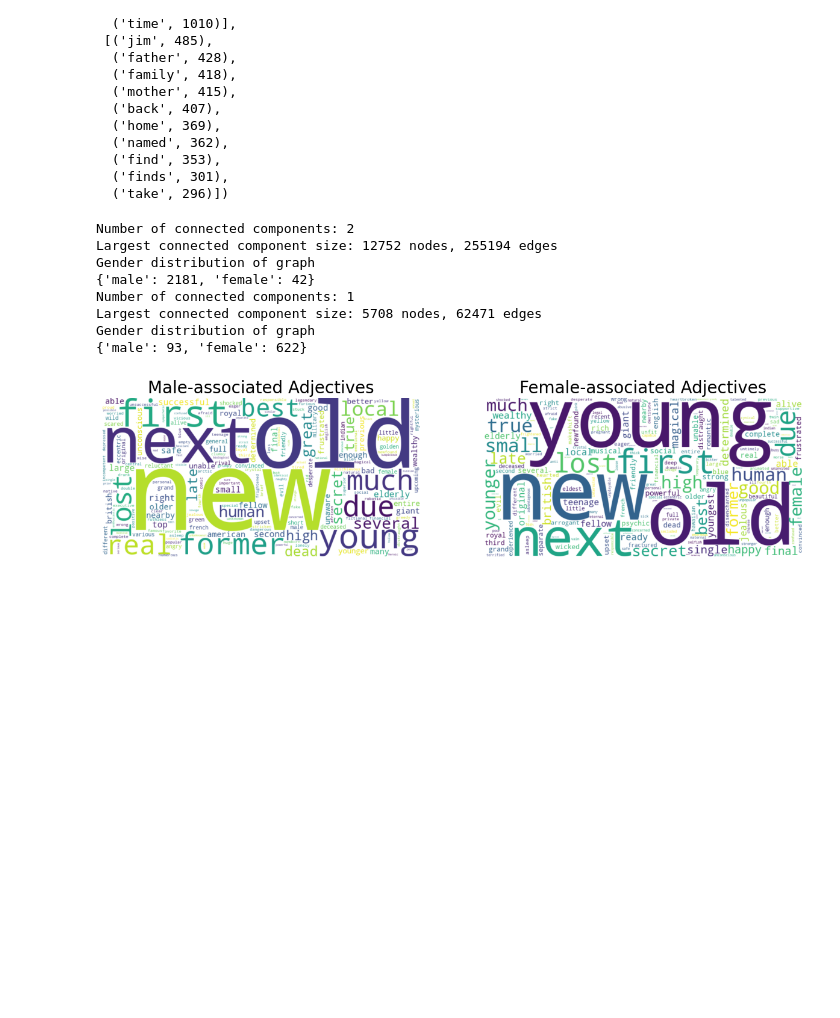
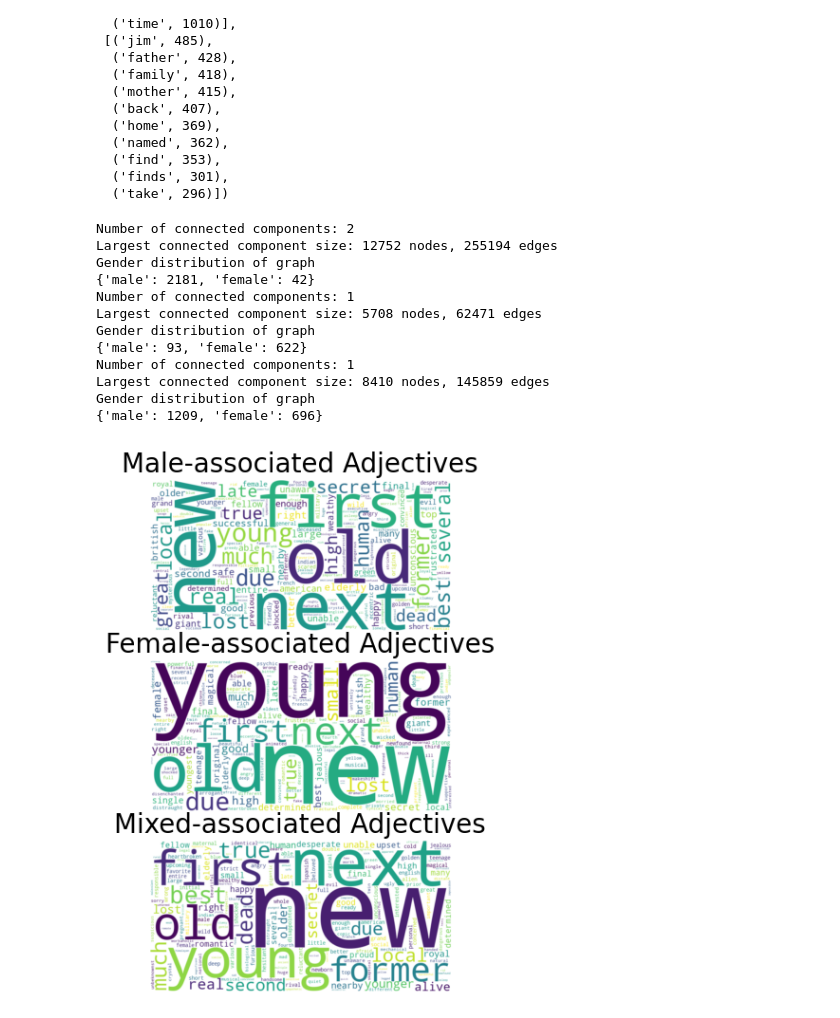
Before and after one commit to GermanButtiero/social_graph_assignment1, a Jupyter notebook: project/create_graph.ipynb, the cells around one changed output. Saved outputs shown, nothing was run; the diff lists cells and outputs as text; code cells hidden in the pictures; blank space fills up the shorter version.

Commit message:
graph

```diff
--- a/project/create_graph.ipynb
+++ b/project/create_graph.ipynb
@@ -127,6 +134,7 @@ def get_connected_component(graph):
 
 m_largest = get_connected_component(G_male)
 f_largest = get_connected_component(G_female)
+mx_largest = get_connected_component(mixed_graph)
 # %% [output]
 Number of connected components: 2
 Largest connected component size: 12752 nodes, 255194 edges
@@ -136,6 +144,10 @@ Number of connected components: 1
 Largest connected component size: 5708 nodes, 62471 edges
 Gender distribution of graph
 {'male': 93, 'female': 622}
+Number of connected components: 1
+Largest connected component size: 8410 nodes, 145859 edges
+Gender distribution of graph
+{'male': 1209, 'female': 696}
 # %%
 def get_info(graph, gender):
     person_nodes = [node for node in graph.nodes() if graph.nodes[node]["gender"] == gender]
@@ -154,15 +170,20 @@ female_adj, female_verbs = get_info(G_female, "female")
 # %%
 male_wordcloud = WordCloud(width=800, height=400, background_color='white').generate(' '.join(male_adj))
 female_wordcloud = WordCloud(width=800, height=400, background_color='white').generate(' '.join(female_adj))
 plt.figure(figsize=(15, 7))
-plt.subplot(1, 2, 1)
+plt.subplot(3, 1, 1)
 plt.title("Male-associated Adjectives", size=20)
 plt.imshow(male_wordcloud, interpolation='bilinear')
 plt.axis('off')
-plt.subplot(1, 2, 2)
+plt.subplot(3, 1, 2)
 plt.title("Female-associated Adjectives", size=20)
 plt.imshow(female_wordcloud, interpolation='bilinear')
 plt.axis('off')
+mixed_wordcloud = WordCloud(width=800, height=400, background_color='white').generate(' '.join(mxed_adj))
+plt.subplot(3, 1, 3)
+plt.title("Mixed-associated Adjectives", size=20)
+plt.imshow(mixed_wordcloud, interpolation='bilinear')
+plt.axis('off')
 plt.show()
 # %% [output]
-[figure, old version]
+[figure, new version]
```
Also changed, not shown: parts of 11 cells of this notebook.
